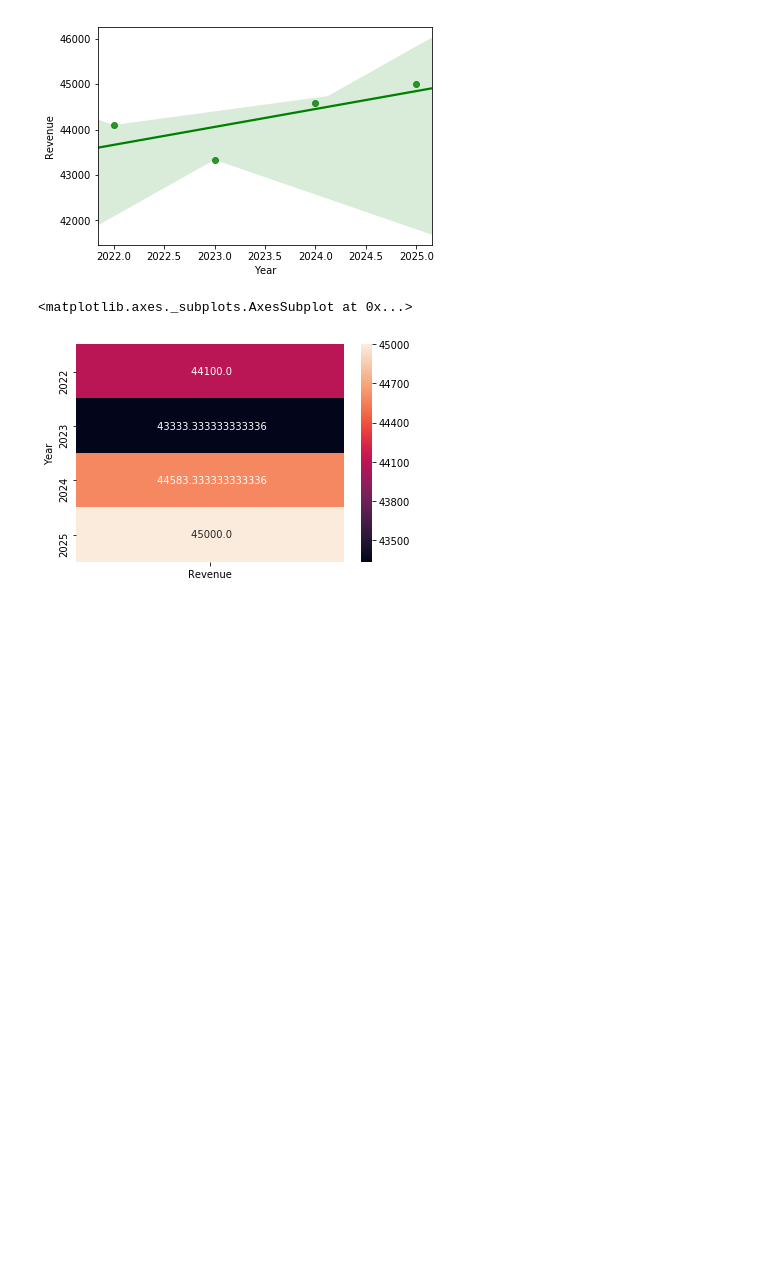
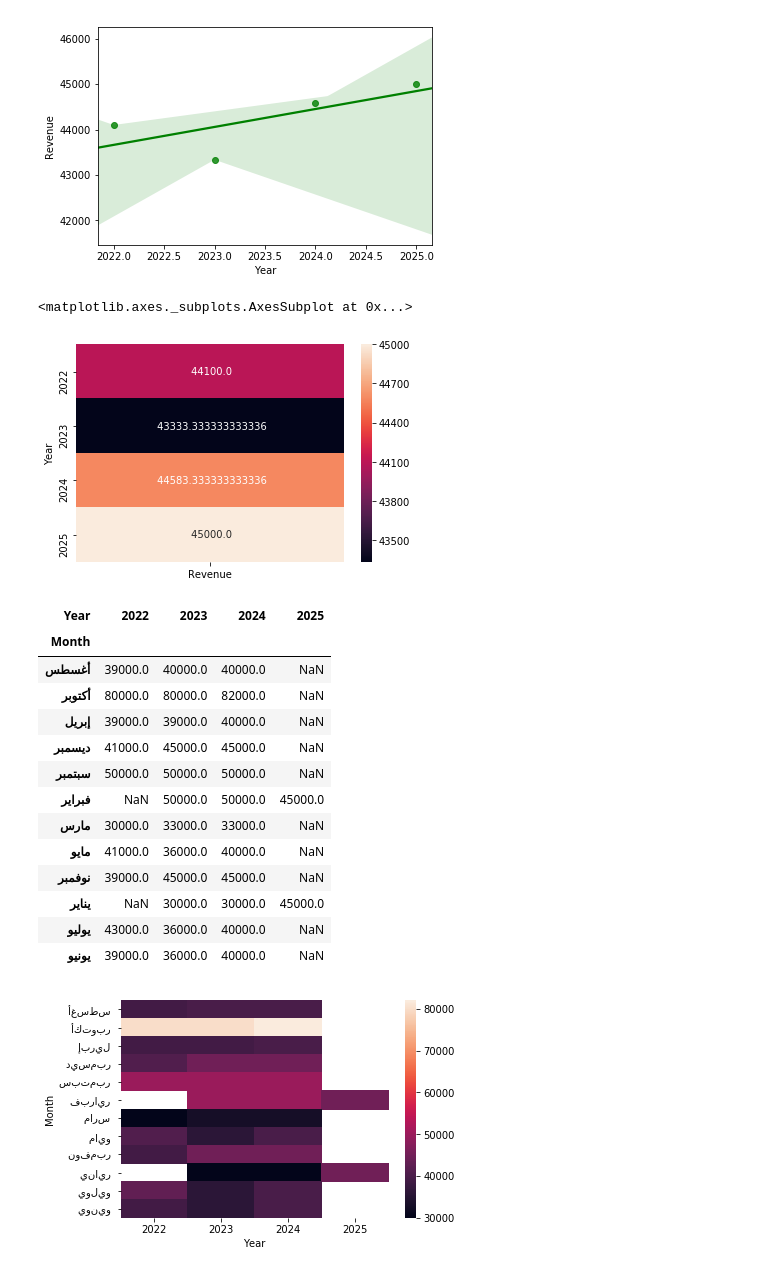
Before and after one commit to Ghoniem-Ghoniem/DataAnalysis, a Jupyter notebook: 04-Budget Data Visualization.ipynb, the cells around one changed output. Drawn from its saved outputs; the diff is of its cells as text; code cells hidden in the pictures; blank space fills up the shorter version.

```diff
--- a/04-Budget Data Visualization.ipynb
+++ b/04-Budget Data Visualization.ipynb
@@ -138,3 +156,30 @@ sb.heatmap(table,annot=True, fmt=" ")
 # %% [output]
 <matplotlib.axes._subplots.AxesSubplot at 0x...>
 [figure]
+# %%
+#Seaborn data visualization for heatmap
+OriginalDF['Month']=OriginalDF['Month'].str.replace("22","")
+OriginalDF['Month']=OriginalDF['Month'].str.replace("23","")
+OriginalDF['Month']=OriginalDF['Month'].str.replace("24","")
+OriginalDF['Month']=OriginalDF['Month'].str.replace("25","")
+Heatmapdf =OriginalDF.pivot_table(values='Revenue',index='Month',columns='Year')
+
+AX =sb.heatmap(Heatmapdf,cmap=)
+#AX.invert_yaxis()
+Heatmapdf
+# %% [output]
+| Year | 2022 | 2023 | 2024 | 2025 |
+| Month |  |  |  |  |
+| أغسطس | 39000.0 | 40000.0 | 40000.0 | NaN |
+| أكتوبر | 80000.0 | 80000.0 | 82000.0 | NaN |
+| إبريل | 39000.0 | 39000.0 | 40000.0 | NaN |
+| ديسمبر | 41000.0 | 45000.0 | 45000.0 | NaN |
+| سبتمبر | 50000.0 | 50000.0 | 50000.0 | NaN |
+| فبراير | NaN | 50000.0 | 50000.0 | 45000.0 |
+| مارس | 30000.0 | 33000.0 | 33000.0 | NaN |
+| مايو | 41000.0 | 36000.0 | 40000.0 | NaN |
+| نوفمبر | 39000.0 | 45000.0 | 45000.0 | NaN |
+| يناير | NaN | 30000.0 | 30000.0 | 45000.0 |
+| يوليو | 43000.0 | 36000.0 | 40000.0 | NaN |
+| يونيو | 39000.0 | 36000.0 | 40000.0 | NaN |
+[figure, added]
```
Also changed, not shown: parts of 5 cells of this notebook.
